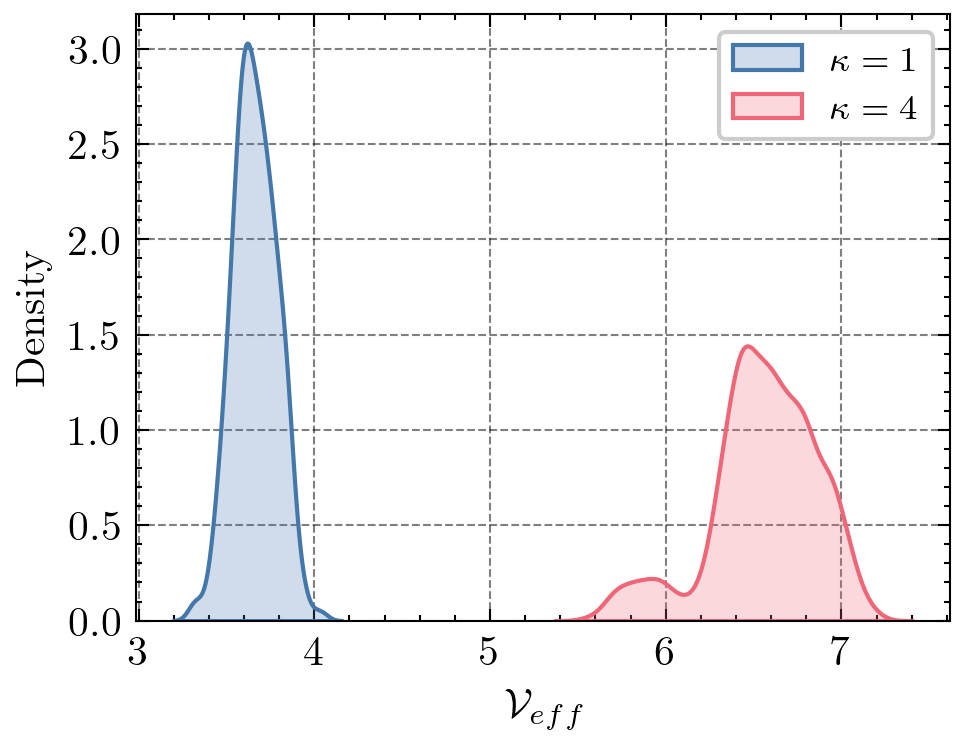
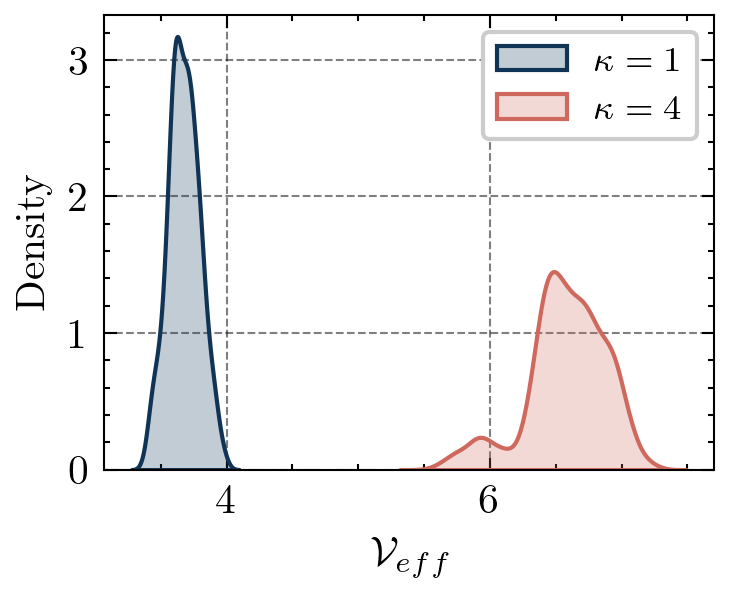
The change to this notebook cell's code, shown as a diff; its figure went from the first image to the second:
--- before
+++ after
@@ -1,6 +1,9 @@
-fig = plt.figure(dpi=300)
-ax  = fig.add_subplot()
-ax  = sns.kdeplot(V_eff_dist_u, ax=ax, fill=True, gridsize=300, label='$\\kappa = 1$')
-ax  = sns.kdeplot(V_eff_dist, ax=ax, fill=True, gridsize=300, label='$\\kappa = 4$')
+fig     = plt.figure(dpi=300)
+ax      = fig.add_subplot()
+w, h    = fig.get_size_inches()
+scale   = 0.75
+_       = fig.set_size_inches(w * scale, h * scale)
+ax  = sns.kdeplot(V_eff_dist_u, ax=ax, fill=True, gridsize=300, label='$\\kappa = 1$', color=cmaps.lipari(0.1))
+ax  = sns.kdeplot(V_eff_dist, ax=ax, fill=True, gridsize=300, label='$\\kappa = 4$', color=cmaps.lipari(0.6))
 _   = ax.set_xlabel("$\mathcal{V}_{eff}$")
 _   = ax.legend(fontsize='small')

Commit: .